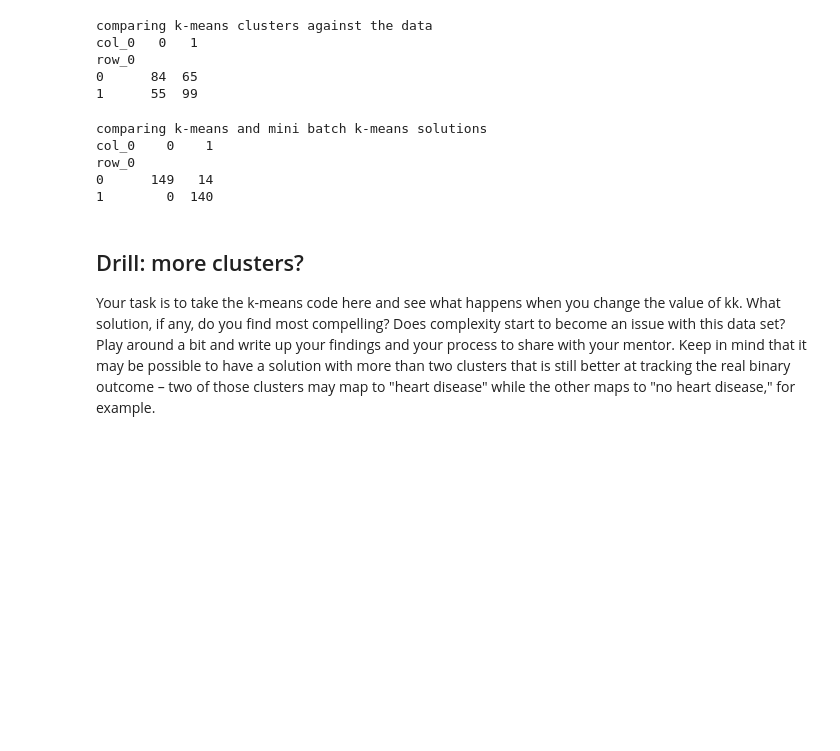
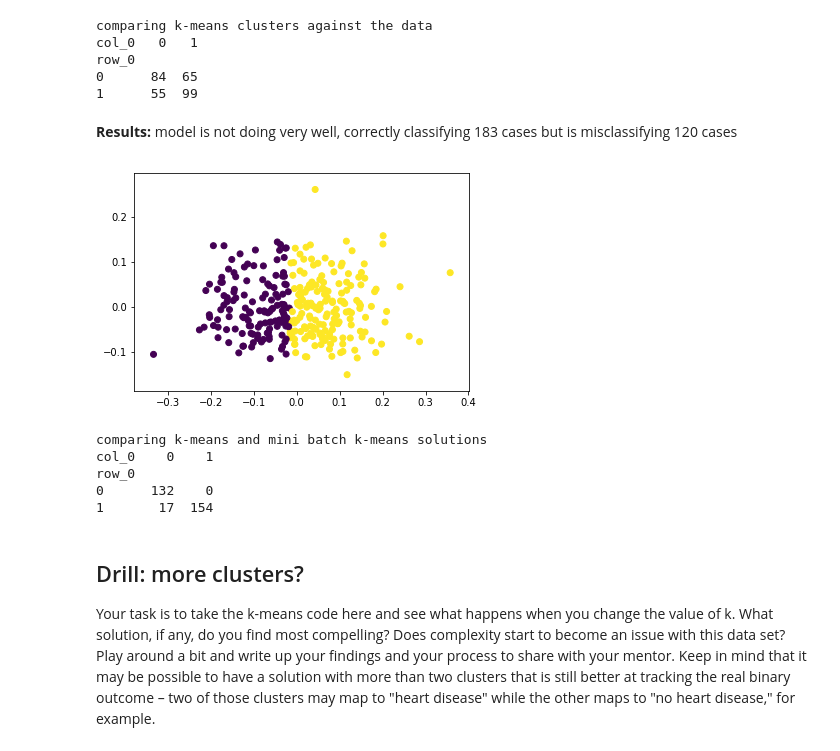
Before and after one commit to brianmcguckin/thinkful_unit_04_unsupervised_learning, a Jupyter notebook: 04_02_02_k_means.ipynb, the cells around one changed output. Saved outputs shown, nothing was run; the diff lists cells and outputs as text; code cells hidden in the pictures; blank space fills up the shorter version.

```diff
--- a/04_02_02_k_means.ipynb
+++ b/04_02_02_k_means.ipynb
@@ -87,26 +87,33 @@ col_0   0   1
 row_0
 0      84  65
 1      55  99
+# %% [markdown]
+__Results:__ model is not doing very well, correctly classifying 183 cases but is misclassifying 120 cases
 # %%
 #try MiniBatch, with 200 datapoints in each batch
 minibatchkmeans = MiniBatchKMeans(
     init='random',
     n_clusters=2,
     batch_size=200)
 minibatchkmeans.fit(X_pca)
 
 #add new predicted cluster memberships to dataframe
 predict_mini = minibatchkmeans.predict(X_pca)
 
+#Plot the solution
+plt.scatter(X_pca[:, 0], X_pca[:,1], c=predict_mini)
+plt.show()
+
 #check model against earlier one
 print('comparing k-means and mini batch k-means solutions')
 print(pd.crosstab(predict_mini, y_pred))
 # %% [output]
+[figure, added]
 comparing k-means and mini batch k-means solutions
 col_0    0    1
 row_0
-0      149   14
-1        0  140
+0      132    0
+1       17  154
 # %% [markdown]
 ## Drill: more clusters?
-Your task is to take the k-means code here and see what happens when you change the value of kk. What solution, if any, do you find most compelling? Does complexity start to become an issue with this data set? Play around a bit and write up your findings and your process to share with your mentor. Keep in mind that it may be possible to have a solution with more than two clusters that is still better at tracking the real binary outcome – two of those clusters may map to "heart disease" while the other maps to "no heart disease," for example.
+Your task is to take the k-means code here and see what happens when you change the value of k. What solution, if any, do you find most compelling? Does complexity start to become an issue with this data set? Play around a bit and write up your findings and your process to share with your mentor. Keep in mind that it may be possible to have a solution with more than two clusters that is still better at tracking the real binary outcome – two of those clusters may map to "heart disease" while the other maps to "no heart disease," for example.
```
Also changed, not shown: parts of 2 cells of this notebook, 1 other file.
